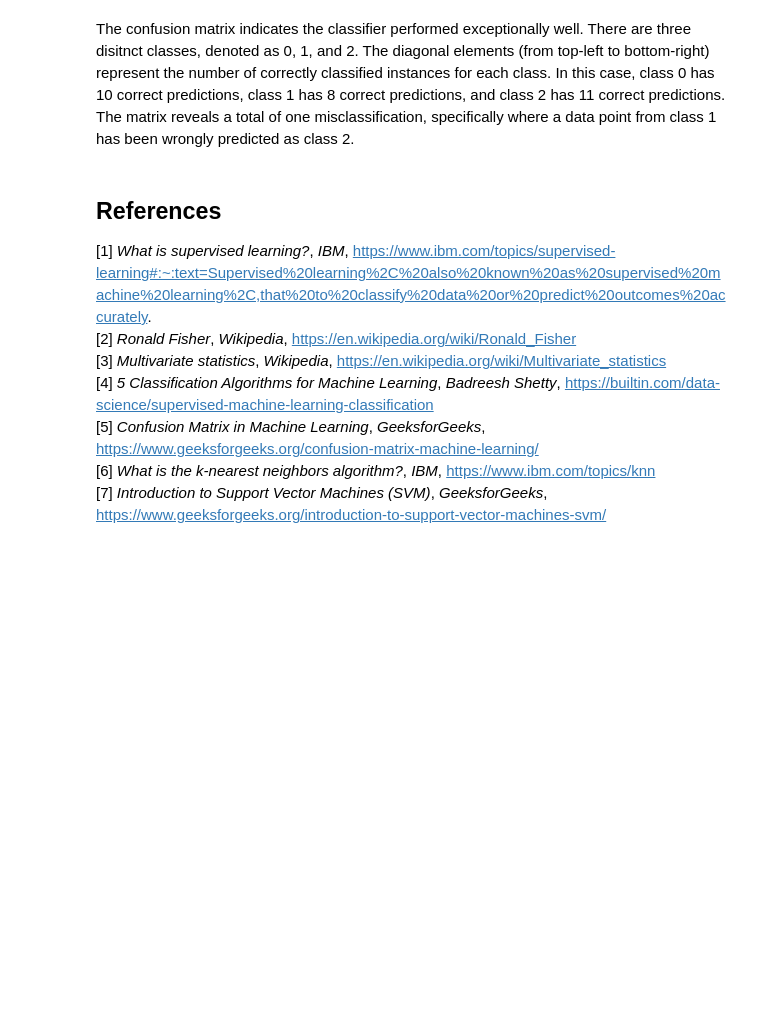
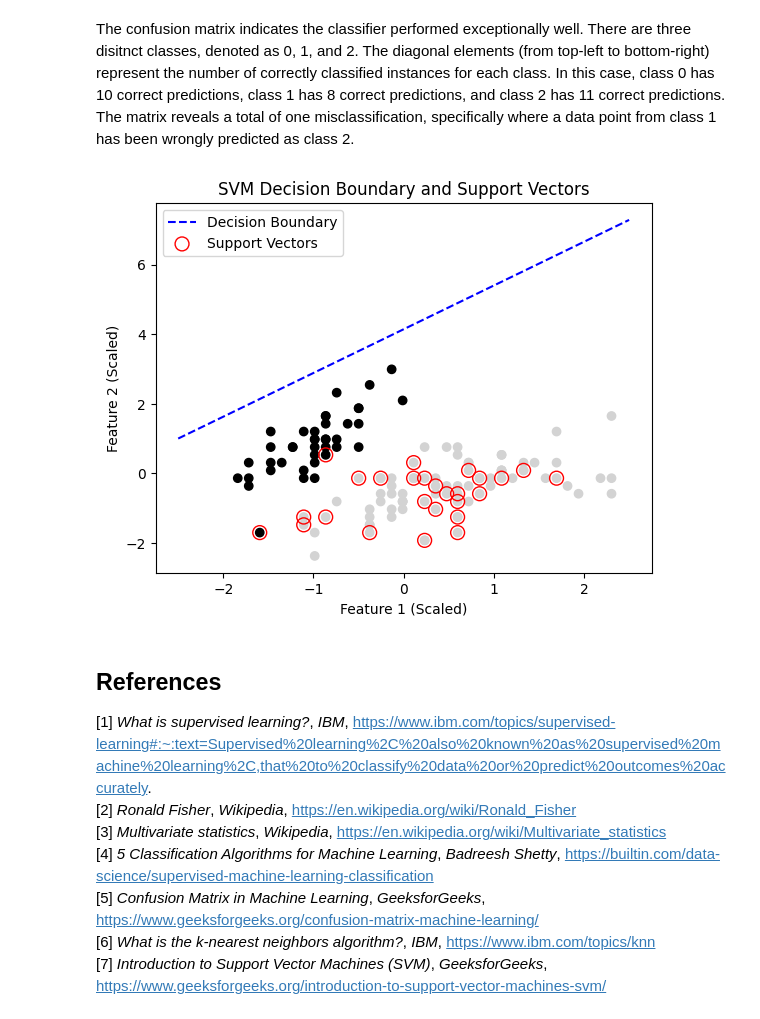
Before and after one commit to claretubs/machine-learning-and-statistics, a Jupyter notebook: project.ipynb, the cells around one changed output. Saved outputs shown, nothing was run; the diff lists cells and outputs as text; code cells hidden in the pictures; blank space fills up the shorter version.

Commit message:
Visualized predictions

```diff
--- a/project.ipynb
+++ b/project.ipynb
@@ -184,6 +184,31 @@ Confusion Matrix:
  [ 0  0 11]]
 # %% [markdown]
 The confusion matrix indicates the classifier performed exceptionally well. There are three disitnct classes, denoted as 0, 1, and 2. The diagonal elements (from top-left to bottom-right) represent the number of correctly classified instances for each class. In this case, class 0 has 10 correct predictions, class 1 has 8 correct predictions, and class 2 has 11 correct predictions. The matrix reveals a total of one misclassification, specifically where a data point from class 1 has been wrongly predicted as class 2.
+# %%
+# https://www.geeksforgeeks.org/introduction-to-support-vector-machines-svm/
+color = ['black' if c == 0 else 'lightgrey' for c in y_train]
+plt.scatter(X_train_scaled[:, 0], X_train_scaled[:, 1], c=color)
+
+# Get the hyperplane parameters
+w = svm_classifier.coef_[0]
+a = -w[0] / w[1]
+xx = np.linspace(-2.5, 2.5)
+yy = a * xx - (svm_classifier.intercept_[0]) / w[1]
+
+# Plot the hyperplane
+plt.plot(xx, yy, label='Decision Boundary', color='blue', linestyle='--')
+
+# Highlight the support vectors
+plt.scatter(svm_classifier.support_vectors_[:, 0], svm_classifier.support_vectors_[:, 1],
+            s=100, facecolors='none', edgecolors='r', label='Support Vectors')
+
+plt.xlabel('Feature 1 (Scaled)')
+plt.ylabel('Feature 2 (Scaled)')
+plt.title('SVM Decision Boundary and Support Vectors')
+plt.legend()
+plt.show()
+# %% [output]
+[figure, added]
 # %% [markdown]
 ## References
 [1] *What is supervised learning?*, *IBM*, https://www.ibm.com/topics/supervised-learning#:~:text=Supervised%20learning%2C%20also%20known%20as%20supervised%20machine%20learning%2C,that%20to%20classify%20data%20or%20predict%20outcomes%20accurately.
```
Also changed, not shown: 1 other file.
